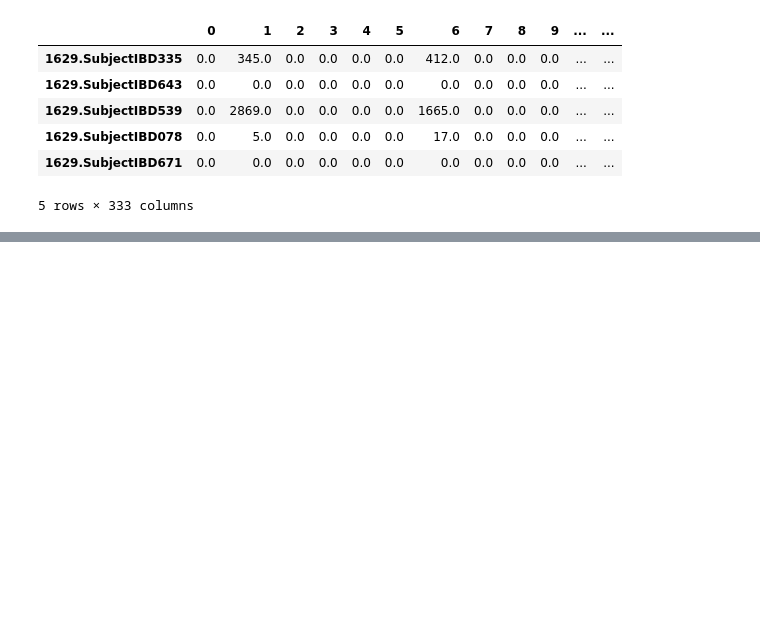
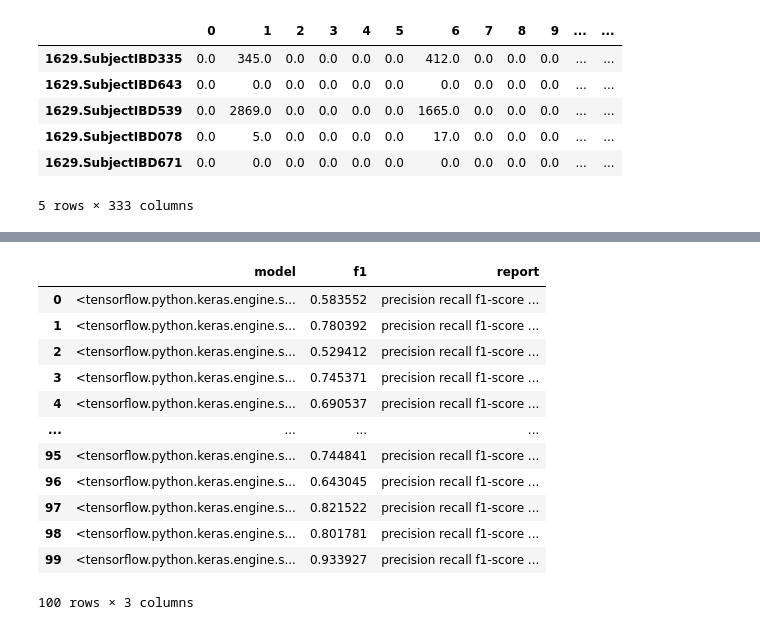
Before and after one commit to NicoPiel/PDA, a Jupyter notebook: Analyse/NeuralNetwork/TaxNN.ipynb, the cells around one changed output, grey strips where cells are left out. Saved outputs shown, nothing was run; the diff lists cells and outputs as text; code cells hidden in the pictures; blank space fills up the shorter version.

```diff
--- a/Analyse/NeuralNetwork/TaxNN.ipynb
+++ b/Analyse/NeuralNetwork/TaxNN.ipynb
@@ -117,0 +110,29 @@ weighted avg       0.91      0.92      0.91       136
+# %%
+# 100 verschiedene Modelle trainieren und in einen DataFrame speichern
+# Das kann ein paar Stunden dauern
+
+results = {}
+
+for i in np.arange(100):
+    f1, report, model = nn(i)
+    results[i] = [model, f1, report]
+    clear_output()
+    df_results = pd.DataFrame.from_dict(results, orient='index', columns=['model', 'f1', 'report'])
+    display(df_results)
+
+
+#df_results
+# %% [output]
+|  | model | f1 | report |
+| 0 | <tensorflow.python.keras.engine.s... | 0.583552 | precision recall f1-score ... |
+| 1 | <tensorflow.python.keras.engine.s... | 0.780392 | precision recall f1-score ... |
+| 2 | <tensorflow.python.keras.engine.s... | 0.529412 | precision recall f1-score ... |
+| 3 | <tensorflow.python.keras.engine.s... | 0.745371 | precision recall f1-score ... |
+| 4 | <tensorflow.python.keras.engine.s... | 0.690537 | precision recall f1-score ... |
+| ... | ... | ... | ... |
+| 95 | <tensorflow.python.keras.engine.s... | 0.744841 | precision recall f1-score ... |
+| 96 | <tensorflow.python.keras.engine.s... | 0.643045 | precision recall f1-score ... |
+| 97 | <tensorflow.python.keras.engine.s... | 0.821522 | precision recall f1-score ... |
+| 98 | <tensorflow.python.keras.engine.s... | 0.801781 | precision recall f1-score ... |
+| 99 | <tensorflow.python.keras.engine.s... | 0.933927 | precision recall f1-score ... |
+100 rows × 3 columns
```
Also changed, not shown: parts of 5 cells of this notebook, 32 other files.
